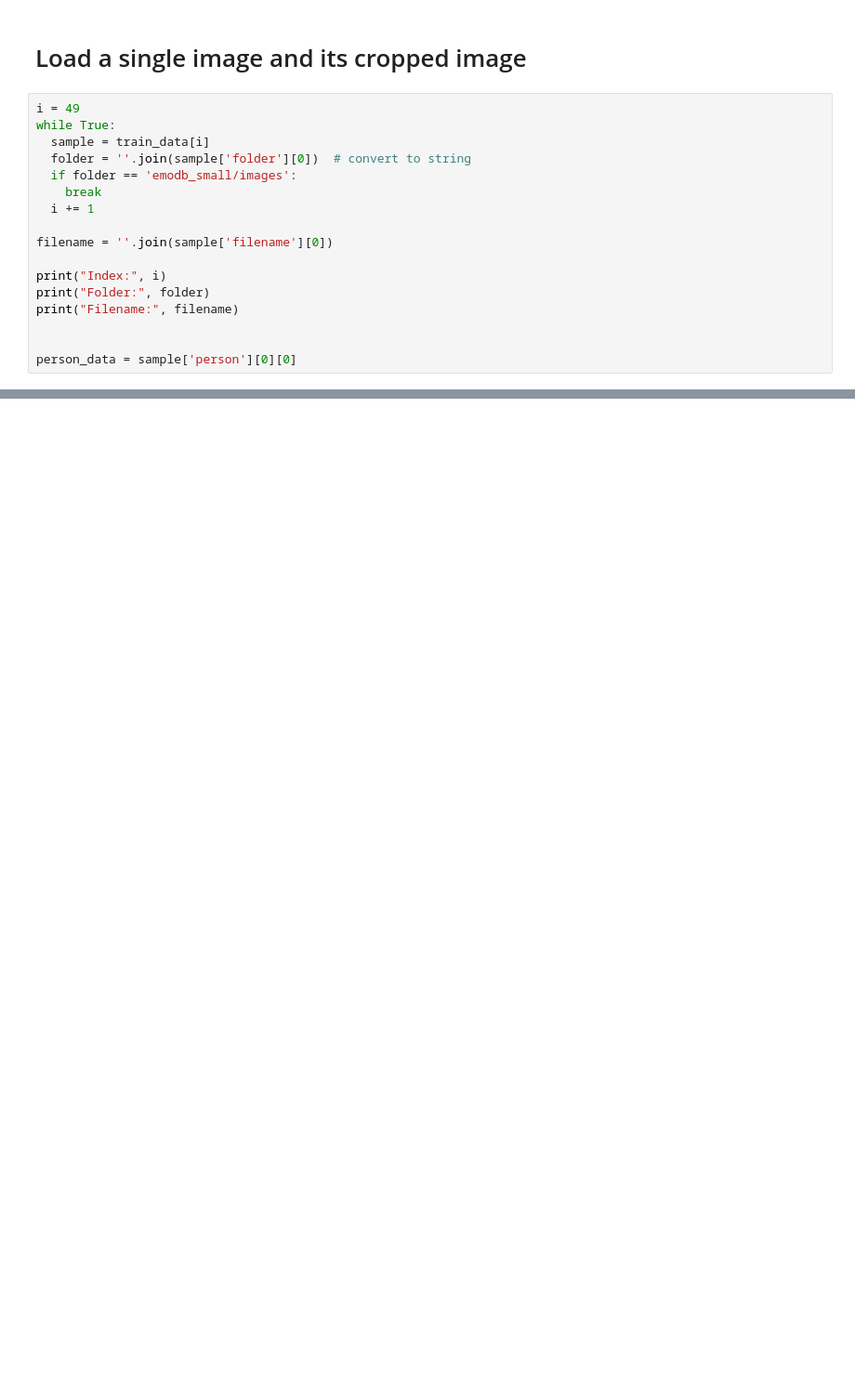
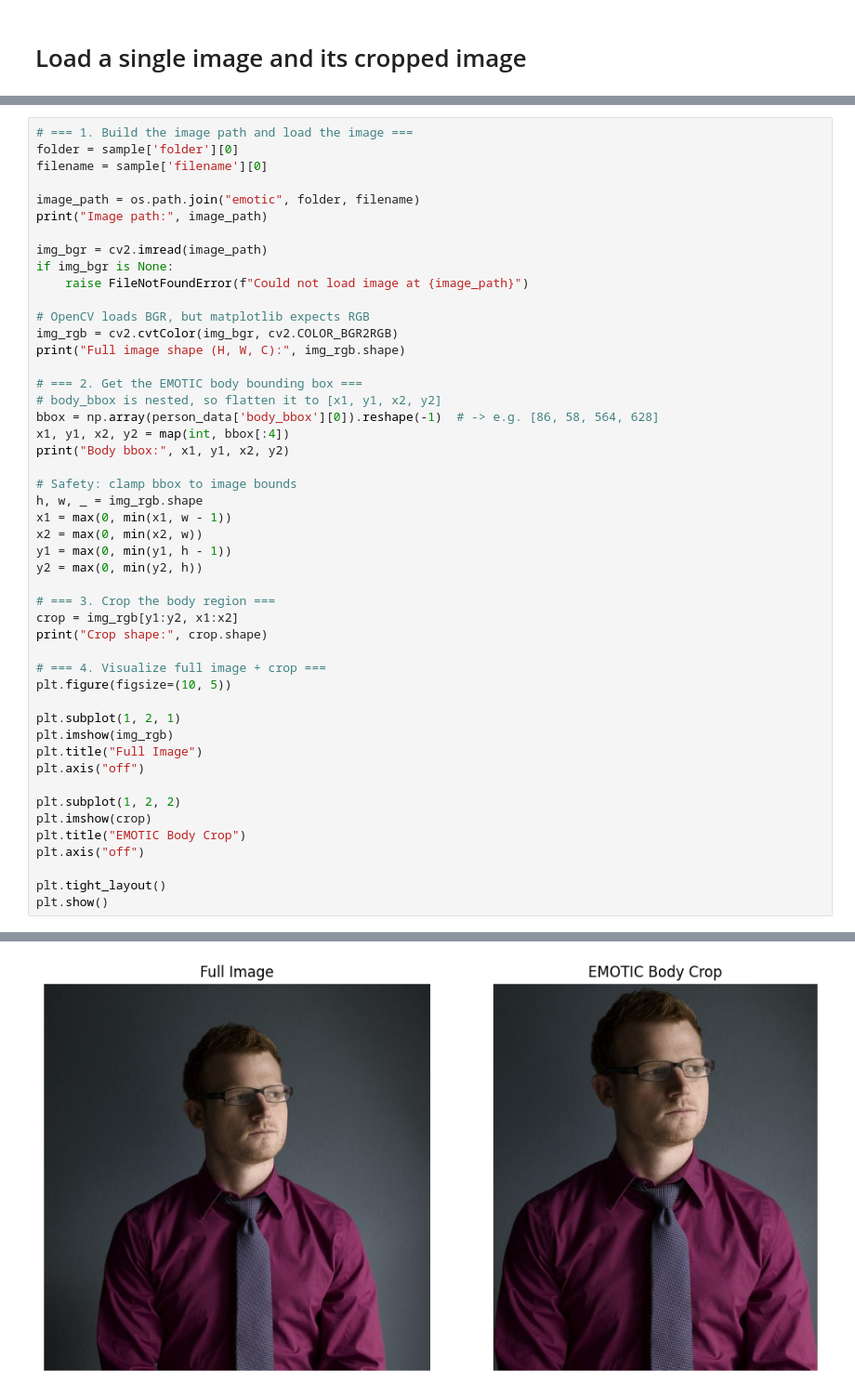
Before and after one commit to zballam/raspberry_pi_emotion_detector, a Jupyter notebook: emotic_Dataset_Example.ipynb, the cells around one changed output, grey strips where cells are left out. Shown: that part at 93% size. Cells and saved outputs as stored; diff of their text form; blank space fills up the shorter version.

```diff
--- a/emotic_Dataset_Example.ipynb
+++ b/emotic_Dataset_Example.ipynb
@@ -59,19 +56,2 @@ A
 # %% [markdown]
 # Load a single image and its cropped image
-# %%
-i = 49
-while True:
-  sample = train_data[i]
-  folder = ''.join(sample['folder'][0])  # convert to string
-  if folder == 'emodb_small/images':
-    break
-  i += 1
-
-filename = ''.join(sample['filename'][0])
-
-print("Index:", i)
-print("Folder:", folder)
-print("Filename:", filename)
-
-
-person_data = sample['person'][0][0]
@@ -122,0 +58,49 @@ bbox: 122.0 1.0 374.0 222.0
+# %%
+# === 1. Build the image path and load the image ===
+folder = sample['folder'][0]
+filename = sample['filename'][0]
+
+image_path = os.path.join("emotic", folder, filename)
+print("Image path:", image_path)
+
+img_bgr = cv2.imread(image_path)
+if img_bgr is None:
+    raise FileNotFoundError(f"Could not load image at {image_path}")
+
+# OpenCV loads BGR, but matplotlib expects RGB
+img_rgb = cv2.cvtColor(img_bgr, cv2.COLOR_BGR2RGB)
+print("Full image shape (H, W, C):", img_rgb.shape)
+
+# === 2. Get the EMOTIC body bounding box ===
+# body_bbox is nested, so flatten it to [x1, y1, x2, y2]
+bbox = np.array(person_data['body_bbox'][0]).reshape(-1)  # -> e.g. [86, 58, 564, 628]
+x1, y1, x2, y2 = map(int, bbox[:4])
+print("Body bbox:", x1, y1, x2, y2)
+
+# Safety: clamp bbox to image bounds
+h, w, _ = img_rgb.shape
+x1 = max(0, min(x1, w - 1))
+x2 = max(0, min(x2, w))
+y1 = max(0, min(y1, h - 1))
+y2 = max(0, min(y2, h))
+
+# === 3. Crop the body region ===
+crop = img_rgb[y1:y2, x1:x2]
+print("Crop shape:", crop.shape)
+
+# === 4. Visualize full image + crop ===
+plt.figure(figsize=(10, 5))
+
+plt.subplot(1, 2, 1)
+plt.imshow(img_rgb)
+plt.title("Full Image")
+plt.axis("off")
+
+plt.subplot(1, 2, 2)
+plt.imshow(crop)
+plt.title("EMOTIC Body Crop")
+plt.axis("off")
+
+plt.tight_layout()
+plt.show()
+# %% [output]
@@ -122,0 +111 @@ bbox: 122.0 1.0 374.0 222.0
+[figure, added]
```
Also changed, not shown: parts of 4 cells of this notebook.
